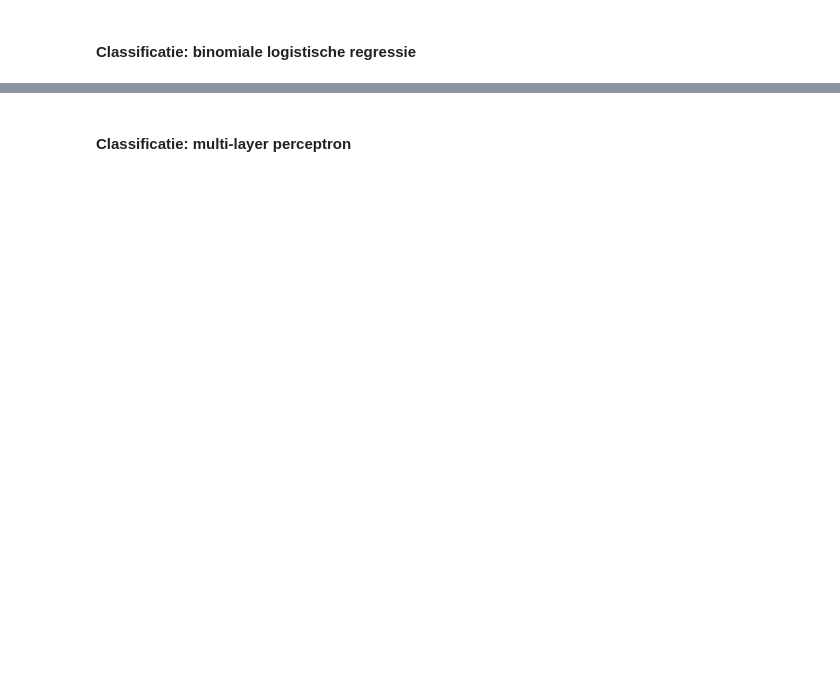
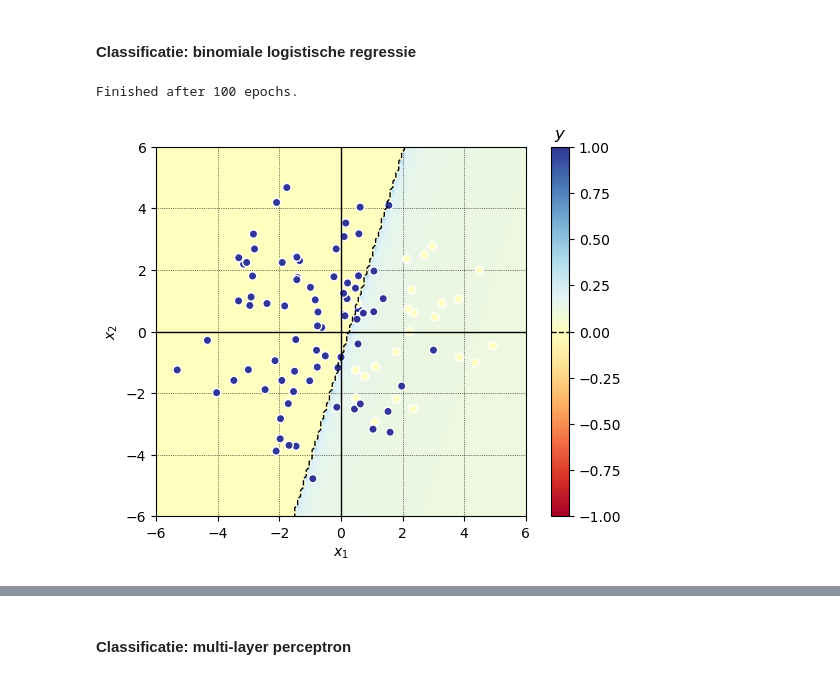
Before and after one commit to denniswiersma/AdvancedDatamining, a Jupyter notebook: final_assignment/Eindopdracht_v2223.1.ipynb, the cells around one changed output, grey strips where cells are left out. Drawn from its saved outputs; the diff is of its cells as text; code cells hidden in the pictures; blank space fills up the shorter version.

```diff
--- a/final_assignment/Eindopdracht_v2223.1.ipynb
+++ b/final_assignment/Eindopdracht_v2223.1.ipynb
@@ -92,7 +126,10 @@ print(my_model)
 # %%
 xs, ys = data.linear(outcome='nominal', noise=1.0)
 ys = [(y + 1.0) / 2.0 for y in ys]   # Convert labels -1/+1 to 0/1
-my_model = model.Neuron(dim=2, activation=model.sigmoid, loss=model.binary_crossentropy)
+my_model = model.Neuron(dimensions=2, activation=model.sigmoid, loss=model.binary_crossentropy)
 my_model.fit(xs, ys)
 data.scatter(xs, ys, model=my_model)
 print(my_model)
+# %% [output]
+Finished after 100 epochs.
+[figure, added]
```
Also changed, not shown: parts of 31 cells of this notebook, 1 other file.
